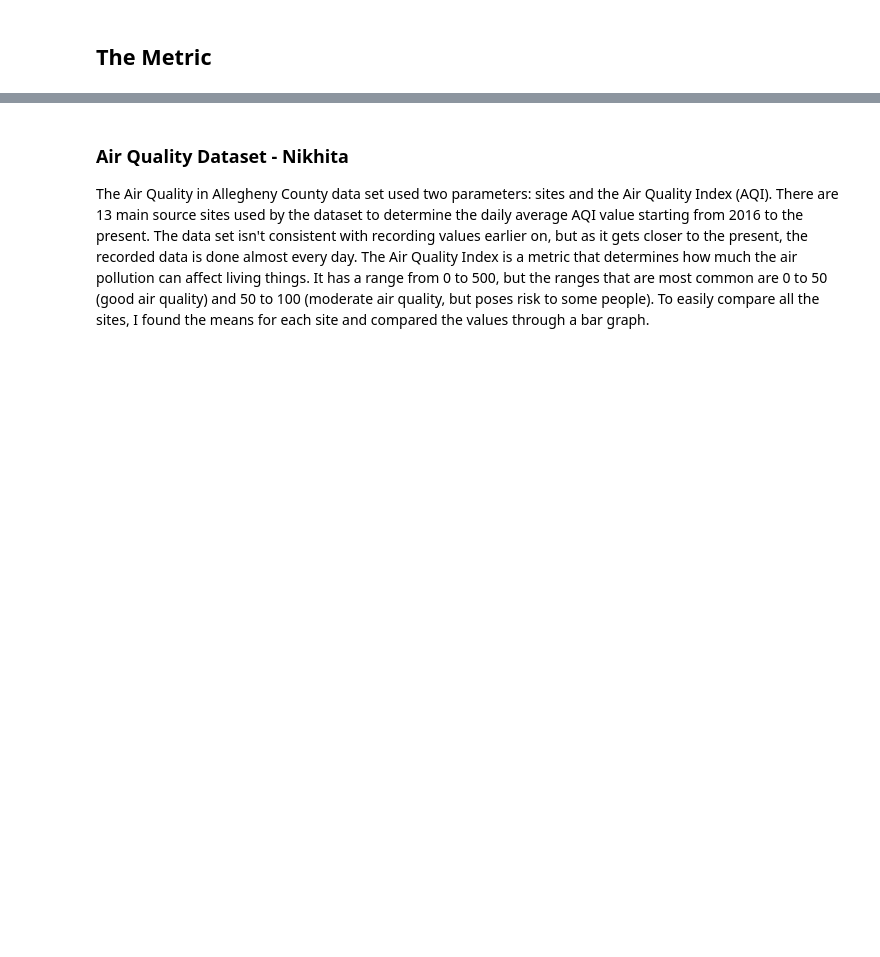
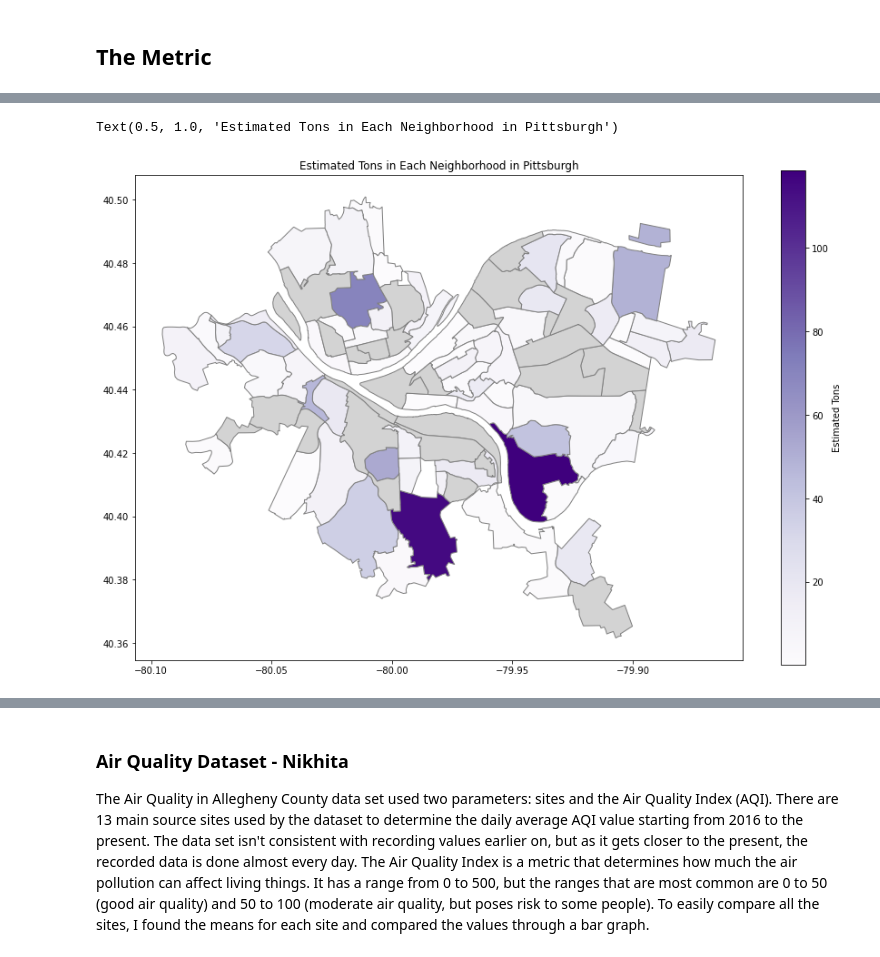
Before and after one commit to nikhitavys/Big-Ideas-Final-Project, a Jupyter notebook: Final-Report.ipynb, the cells around one changed output, grey strips where cells are left out. Drawn from its saved outputs; the diff is of its cells as text; code cells hidden in the pictures; blank space fills up the shorter version.

```diff
--- a/Final-Report.ipynb
+++ b/Final-Report.ipynb
@@ -13,0 +161,17 @@ In order to combine the datasets into one metric, we...
+# %%
+total_trash = filtered_ds.groupby("Neighborhood").sum()['estimated_tons']
+neighborhoods = geopandas.read_file("Neighborhoods/Neighborhoods_.shp")
+dumpsites = neighborhoods.merge(total_trash, how='left', left_on='hood', right_on='Neighborhood')
+# %%
+dumpsites.plot(column='estimated_tons', # set the data to be used for coloring
+               cmap='Purples',              # choose a color palette
+               edgecolor="grey",        # outline the districts in white
+               legend=True,              # show the legend
+               legend_kwds={'label': "Estimated Tons"}, # label the legend
+               figsize=(15, 10),         # set the size
+               missing_kwds={"color": "lightgrey"},
+               )
+plt.title("Estimated Tons in Each Neighborhood in Pittsburgh")
+# %% [output]
+Text(0.5, 1.0, 'Estimated Tons in Each Neighborhood in Pittsburgh')
+[figure, added]
```
Also changed, not shown: parts of 30 cells of this notebook.
